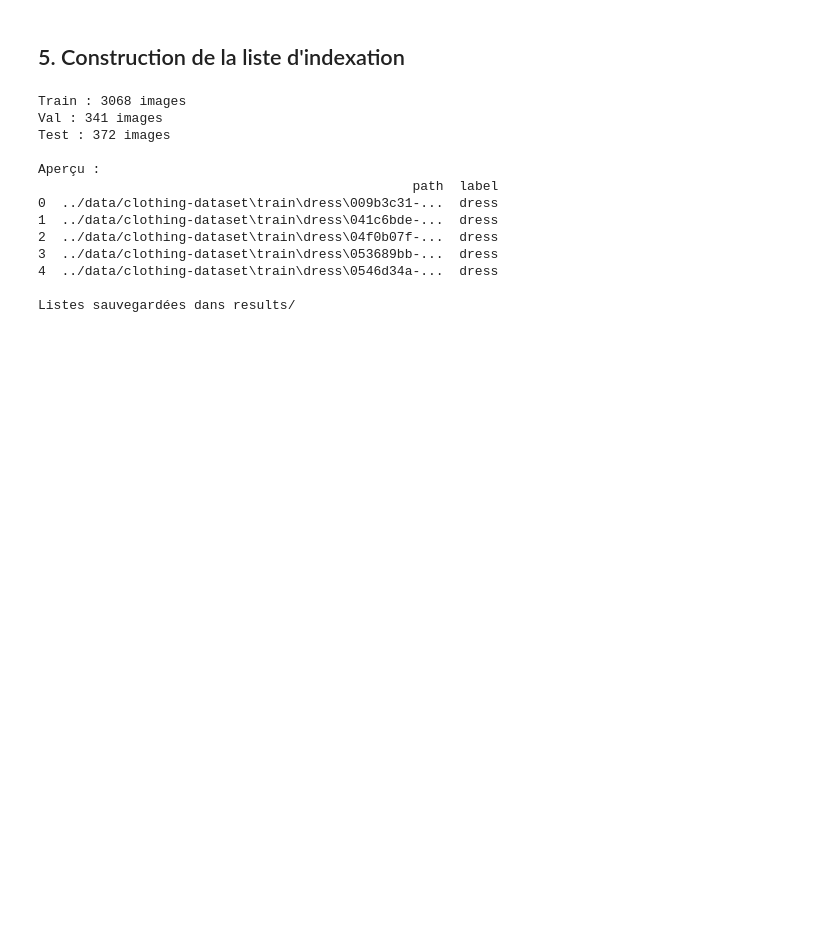
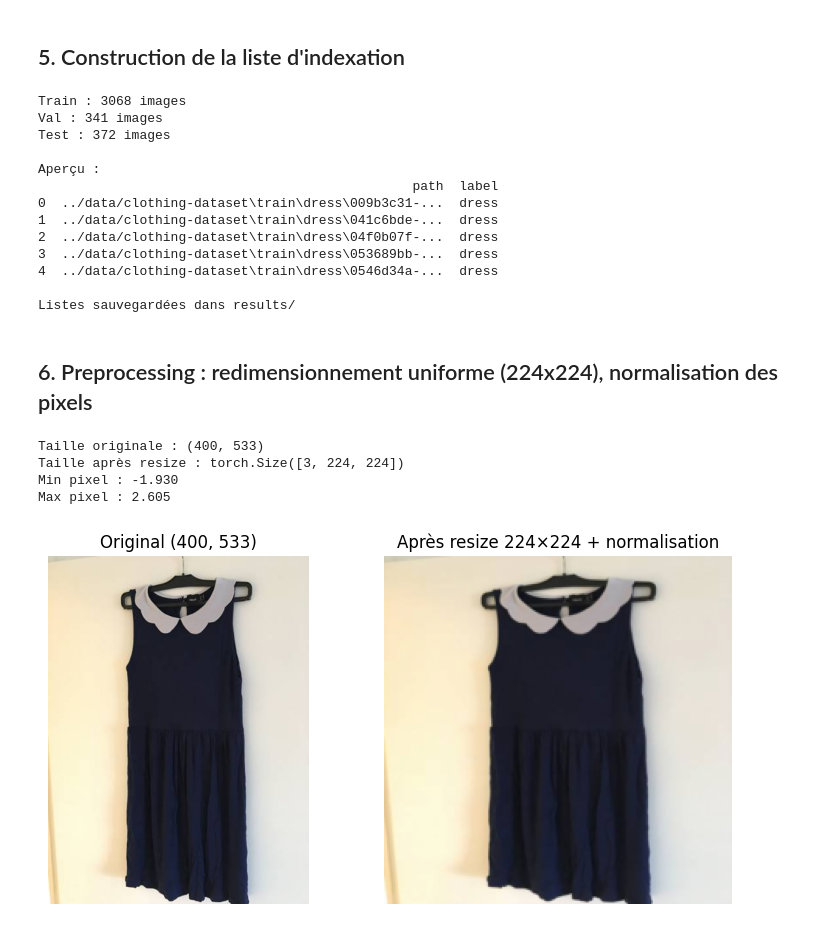
Before and after one commit to mwa1310/ImageQuerySystem, a Jupyter notebook: notebook/Image_QSyst.ipynb, the cells around one changed output. Drawn from its saved outputs; the diff is of its cells as text; code cells hidden in the pictures; blank space fills up the shorter version.

Commit message:
Phase 1 - Ajout preprocessing
resize 224x224 + normalisation ImageNet

```diff
--- a/notebook/Image_QSyst.ipynb
+++ b/notebook/Image_QSyst.ipynb
@@ -207,3 +209,51 @@ Aperçu :
 4  ../data/clothing-dataset\train\dress\0546d34a-...  dress
 
 Listes sauvegardées dans results/
+# %% [markdown]
+## 6. Preprocessing : redimensionnement uniforme (224x224), normalisation des pixels
+# %%
+transform = transforms.Compose([
+    transforms.Resize((224, 224)),
+    transforms.ToTensor(),
+    transforms.Normalize(
+        mean=[0.485, 0.456, 0.406],
+        std =[0.229, 0.224, 0.225]
+    )
+])
+
+# Vérification sur un échantillon
+sample_path = df_train.iloc[0]["path"]
+img_pil = Image.open(sample_path).convert("RGB")
+img_tensor  = transform(img_pil)
+
+print(f"Taille originale : {img_pil.size}")
+print(f"Taille après resize : {img_tensor.shape}")
+print(f"Min pixel : {img_tensor.min():.3f}")
+print(f"Max pixel : {img_tensor.max():.3f}")
+
+
+# Visualisation avant / après
+fig, axes = plt.subplots(1, 2, figsize=(8, 4))
+
+axes[0].imshow(img_pil)
+axes[0].set_title(f"Original {img_pil.size}")
+axes[0].axis("off")
+
+# Dénormalisation pour affichage
+img_display = img_tensor.permute(1, 2, 0).numpy()
+img_display = img_display * np.array([0.229, 0.224, 0.225]) + np.array([0.485, 0.456, 0.406])
+img_display = np.clip(img_display, 0, 1)
+
+axes[1].imshow(img_display)
+axes[1].set_title("Après resize 224×224 + normalisation")
+axes[1].axis("off")
+
+plt.tight_layout()
+plt.savefig("../results/preprocessing_exemple.png", dpi=150)
+plt.show()
+# %% [output]
+Taille originale : (400, 533)
+Taille après resize : torch.Size([3, 224, 224])
+Min pixel : -1.930
+Max pixel : 2.605
+[figure, added]
```
Also changed, not shown: parts of 6 cells of this notebook, 1 other file.
